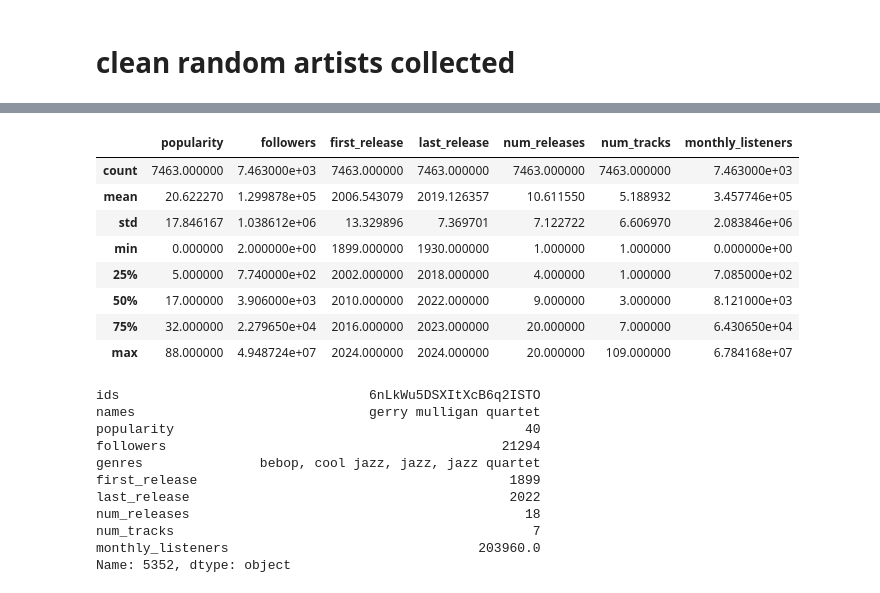
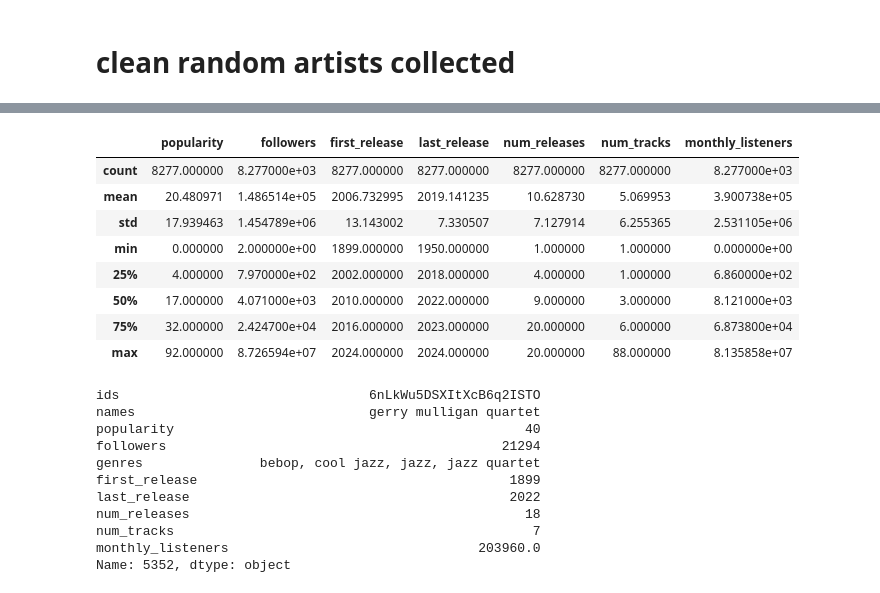
Before and after one commit to sjeffreson/serch, a Jupyter notebook: Exploration+cleaning_Total-vs-Featured.ipynb, the cells around one changed output, grey strips where cells are left out. Saved outputs shown, nothing was run; the diff lists cells and outputs as text; code cells hidden in the pictures.

```diff
--- a/Exploration+cleaning_Total-vs-Featured.ipynb
+++ b/Exploration+cleaning_Total-vs-Featured.ipynb
@@ -195,15 +171,15 @@ plt.show()
 # %%
 pattern = '|'.join(gnrslct)
-df_gnrslct = df[df['genres'].str.contains(pattern)]
+df_gnrslct = df_negtracks[df_negtracks['genres'].str.contains(pattern)]
 df_gnrslct.describe()
 # %% [output]
 |  | popularity | followers | first_release | last_release | num_releases | num_tracks | monthly_listeners |
-| count | 7463.000000 | 7.463000e+03 | 7463.000000 | 7463.000000 | 7463.000000 | 7463.000000 | 7.463000e+03 |
-| mean | 20.622270 | 1.299878e+05 | 2006.543079 | 2019.126357 | 10.611550 | 5.188932 | 3.457746e+05 |
-| std | 17.846167 | 1.038612e+06 | 13.329896 | 7.369701 | 7.122722 | 6.606970 | 2.083846e+06 |
-| min | 0.000000 | 2.000000e+00 | 1899.000000 | 1930.000000 | 1.000000 | 1.000000 | 0.000000e+00 |
-| 25% | 5.000000 | 7.740000e+02 | 2002.000000 | 2018.000000 | 4.000000 | 1.000000 | 7.085000e+02 |
-| 50% | 17.000000 | 3.906000e+03 | 2010.000000 | 2022.000000 | 9.000000 | 3.000000 | 8.121000e+03 |
-| 75% | 32.000000 | 2.279650e+04 | 2016.000000 | 2023.000000 | 20.000000 | 7.000000 | 6.430650e+04 |
-| max | 88.000000 | 4.948724e+07 | 2024.000000 | 2024.000000 | 20.000000 | 109.000000 | 6.784168e+07 |
+| count | 8277.000000 | 8.277000e+03 | 8277.000000 | 8277.000000 | 8277.000000 | 8277.000000 | 8.277000e+03 |
+| mean | 20.480971 | 1.486514e+05 | 2006.732995 | 2019.141235 | 10.628730 | 5.069953 | 3.900738e+05 |
+| std | 17.939463 | 1.454789e+06 | 13.143002 | 7.330507 | 7.127914 | 6.255365 | 2.531105e+06 |
+| min | 0.000000 | 2.000000e+00 | 1899.000000 | 1950.000000 | 1.000000 | 1.000000 | 0.000000e+00 |
+| 25% | 4.000000 | 7.970000e+02 | 2002.000000 | 2018.000000 | 4.000000 | 1.000000 | 6.860000e+02 |
+| 50% | 17.000000 | 4.071000e+03 | 2010.000000 | 2022.000000 | 9.000000 | 3.000000 | 8.121000e+03 |
+| 75% | 32.000000 | 2.424700e+04 | 2016.000000 | 2023.000000 | 20.000000 | 6.000000 | 6.873800e+04 |
+| max | 92.000000 | 8.726594e+07 | 2024.000000 | 2024.000000 | 20.000000 | 88.000000 | 8.135858e+07 |
 # %%
```
Also changed, not shown: parts of 15 cells of this notebook, 3 other files.
